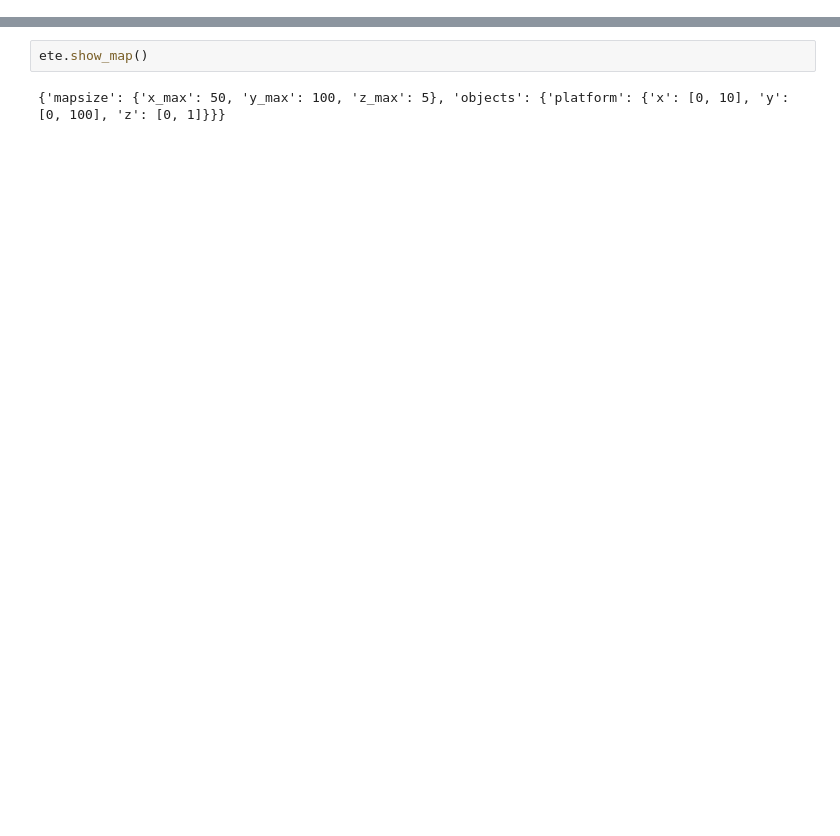
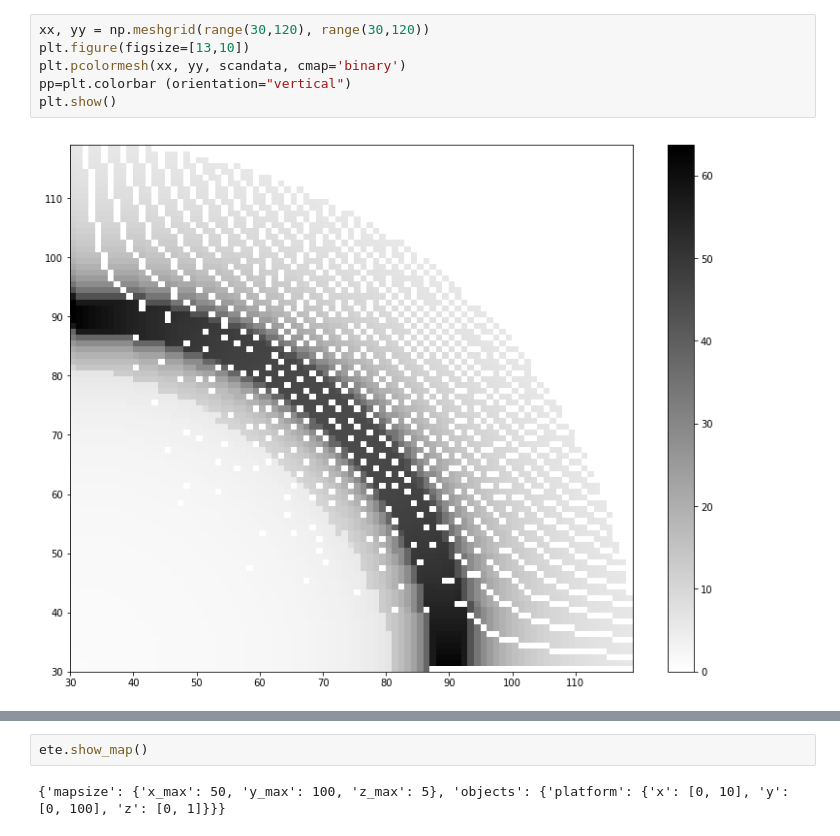
Before and after one commit to Endcyclone/master-study, a Jupyter notebook: eye_to_ear.ipynb, the cells around one changed output, grey strips where cells are left out. Saved outputs shown, nothing was run; the diff lists cells and outputs as text; blank space fills up the shorter version.

```diff
--- a/eye_to_ear.ipynb
+++ b/eye_to_ear.ipynb
@@ -116,0 +132,8 @@ now_angle = 90
+# %%
+xx, yy = np.meshgrid(range(30,120), range(30,120))
+plt.figure(figsize=[13,10])
+plt.pcolormesh(xx, yy, scandata, cmap='binary')
+pp=plt.colorbar (orientation="vertical")
+plt.show()
+# %% [output]
+[figure, added]
```
Also changed, not shown: parts of 4 cells of this notebook.
